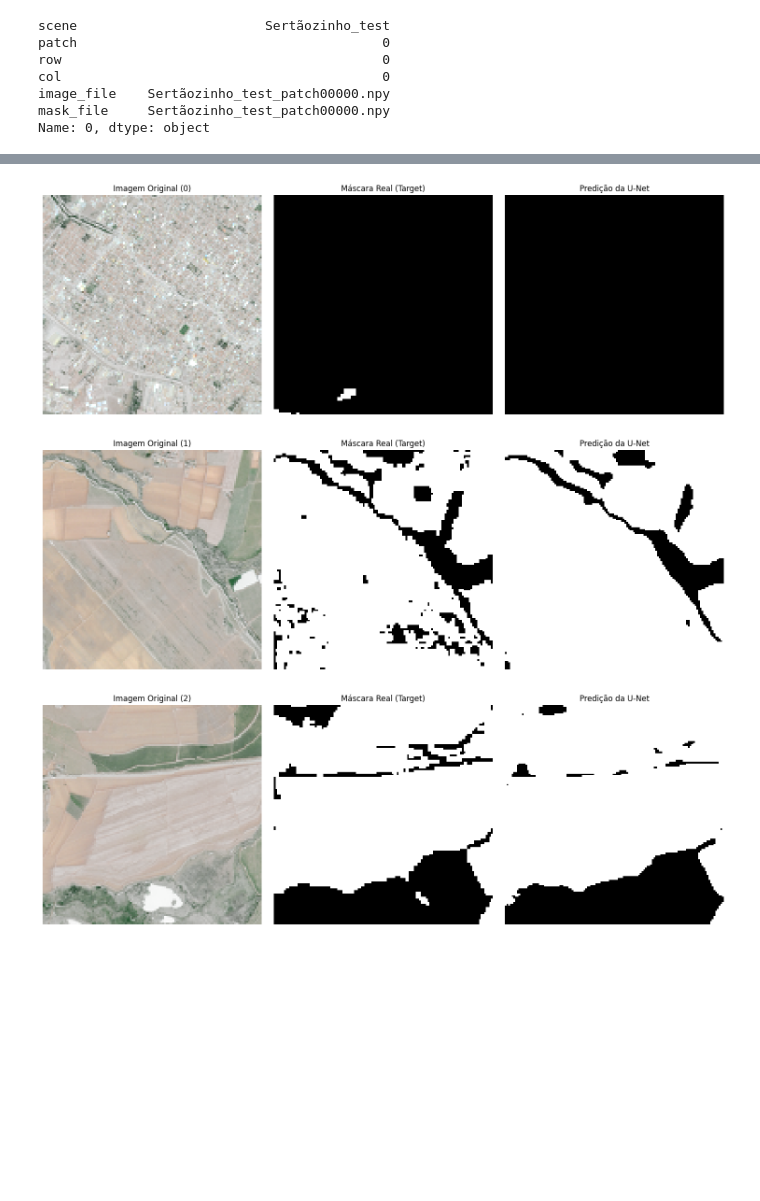
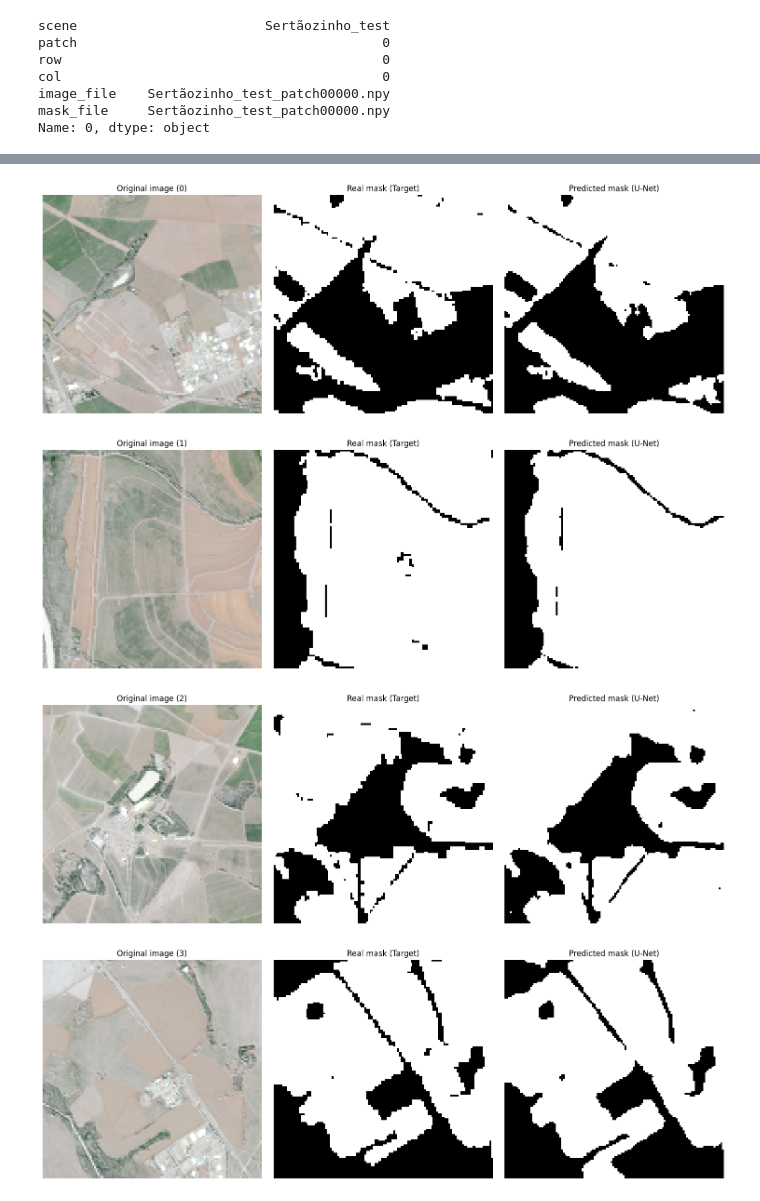
Before and after one commit to ferdesmello/spacesugar, a Jupyter notebook: training.ipynb, the cells around one changed output, grey strips where cells are left out. Cells and saved outputs as stored; diff of their text form; code cells hidden in the pictures; blank space fills up the shorter version.

```diff
--- a/training.ipynb
+++ b/training.ipynb
@@ -281,0 +416,9 @@ tf.keras.utils.plot_model(
+# %%
+# You can just load the model if already trained and not run the random search and best model again
+try:
+    filename = base_path / "models" / "unet_sugarcane.keras"
+    print(filename)
+    model = load_model(filename, compile=False)
+    print("Loaded saved model.")
+except:
+    print("No saved model found, proceeding to train a new model.")
@@ -282,6 +430,7 @@ tf.keras.utils.plot_model(
 # %%
+# Checkpoint callback to save the best model based on validation loss
 checkpoint = tf.keras.callbacks.ModelCheckpoint(
-    "best_unet.keras",
+    base_path / "models" / "unet_sugarcane.keras",
     monitor="val_loss",
     save_best_only=True
 )
@@ -366,5 +485,5 @@ model.save(base_path / "models" / "unet_sugarcane.keras")
 # %%
-# plot the learning curves
+# Plot the learning curves
 plt.figure(figsize=(12,5))
 
 plt.subplot(1,2,1)
@@ -379,5 +498,9 @@ plt.plot(history.history["val_binary_accuracy"], label="Validation")
 plt.title("Accuracy")
 plt.legend()
 
+file_path = base_path / "figures" / "loss_accuracy.png"
+plt.savefig(file_path, dpi=300, bbox_inches='tight')
+print(f"\nVisualization saved as '{file_path}'")
+
 plt.show()
 # %% [output]
@@ -403,44 +509,43 @@ predictions = np.array(predictions)
 # %%
+# Visualize the results
 
-# Defina quantas amostras você quer visualizar para teste
-max_plots = 4
+max_plots = 4  # Number of images to visualize
 
-for i in range(len(X_train)):
-    # 1. Extrai a imagem e faz a predição
-    single_img = X_train[i][np.newaxis, ...]
+all_predictions = [] # List to accumulate all predictions
+
+for i in range(len(X_test)):
+    # 1. Extract the single image and make a prediction
+    single_img = X_test[i][np.newaxis, ...]
     pred = model.predict(single_img, verbose=0)
 
-    # Remove a dimensão de lote da predição
+    # Remove the batch dimension
     pred_squeezed = pred[0]
-    prediction = pred_squeezed > 0.5
+    all_predictions.append(pred_squeezed) # Save to list for global metrics
 
-    # 2. CONFIGURAÇÃO DA VISUALIZAÇÃO (Apenas para as primeiras X imagens)
+    # 2. VISUALIZATION SETUP (Only for the first X images)
     if i < max_plots:
+        binary_pred = pred_squeezed > 0.5
         fig, ax = plt.subplots(1, 3, figsize=(15, 5))
 
-        # [0] Imagem Original (Extraída diretamente do seu X_train)
-        # Se X_train tiver formato (H, W, C), basta passar X_train[i]
-        ax[0].imshow(X_train[i])
-        ax[0].set_title(f"Imagem Original ({i})")
+        ax[0].imshow(X_test[i])
+        ax[0].set_title(f"Original image ({i})")
         ax[0].axis('off')
 
-        # [1] Máscara Real (Gabarito / Ground Truth)
-        # Substitua 'y_train' pelo nome real da sua variável de máscaras
-        ax[1].imshow(y_train[i].squeeze(), cmap='gray')
-        ax[1].set_title("Máscara Real (Target)")
+        ax[1].imshow(y_test[i].squeeze(), cmap='gray')
+        ax[1].set_title("Real mask (Target)")
         ax[1].axis('off')
 
-        # [2] Predição da U-Net
-        ax[2].imshow(prediction.squeeze(), cmap='gray')
-        ax[2].set_title("Predição da U-Net")
+        ax[2].imshow(binary_pred.squeeze(), cmap='gray')
+        ax[2].set_title("Predicted mask (U-Net)")
         ax[2].axis('off')
+
+        file_path = base_path / "figures" / "unet_sugarcane_results_{i}.png"
+        plt.savefig(file_path, dpi=300, bbox_inches='tight')
 
         plt.tight_layout()
         plt.show()
-
-    # Se você ainda quiser guardar todas as predições na memória:
-    # predictions.append(pred_squeezed)
 # %% [output]
-[figure, old version]
+[figure, new version]
-[figure, old version]
+[figure, new version]
-[figure, old version]
+[figure, new version]
+[figure, added]
```
Also changed, not shown: parts of 37 cells of this notebook, 14 other files.
